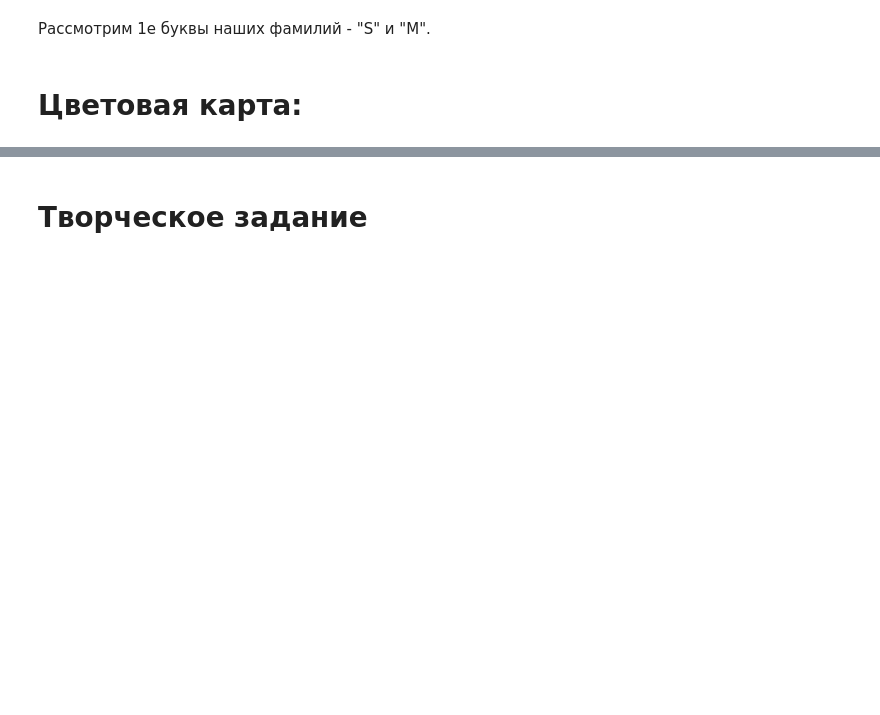
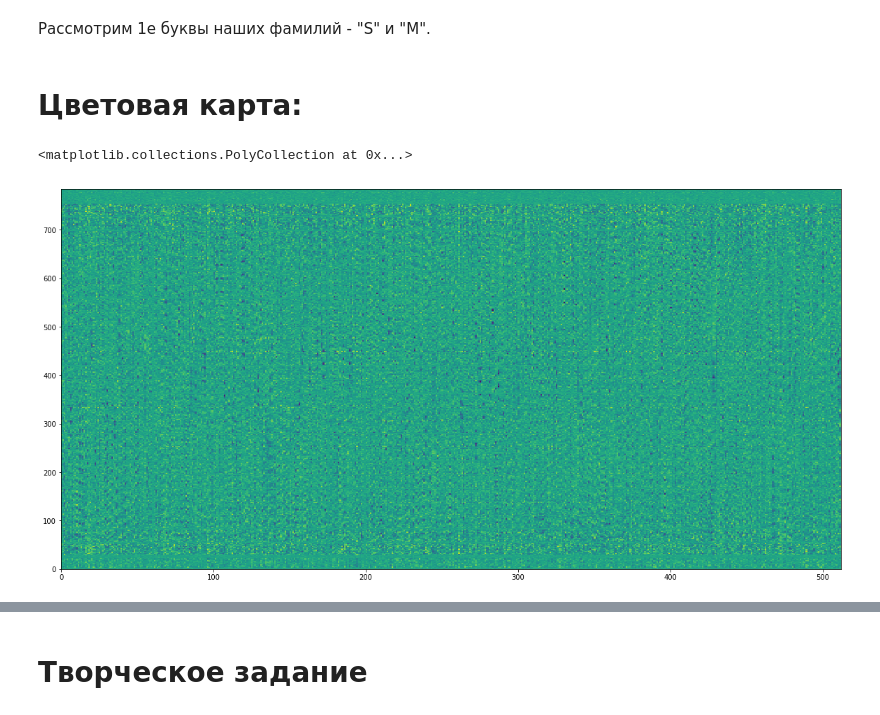
Before and after one commit to rogday/date-saens, a Jupyter notebook: Lab5/Lab5.ipynb, the cells around one changed output, grey strips where cells are left out. Cells and saved outputs as stored; diff of their text form; code cells hidden in the pictures; blank space fills up the shorter version.

```diff
--- a/Lab5/Lab5.ipynb
+++ b/Lab5/Lab5.ipynb
@@ -395,0 +398,6 @@ shit(y)
+# %%
+plt.figure(figsize=(20, 10))
+plt.pcolor(model.layers[0].get_weights()[0])
+# %% [output]
+<matplotlib.collections.PolyCollection at 0x...>
+[figure, added]
```
Also changed, not shown: parts of 12 cells of this notebook, 26 other files.
